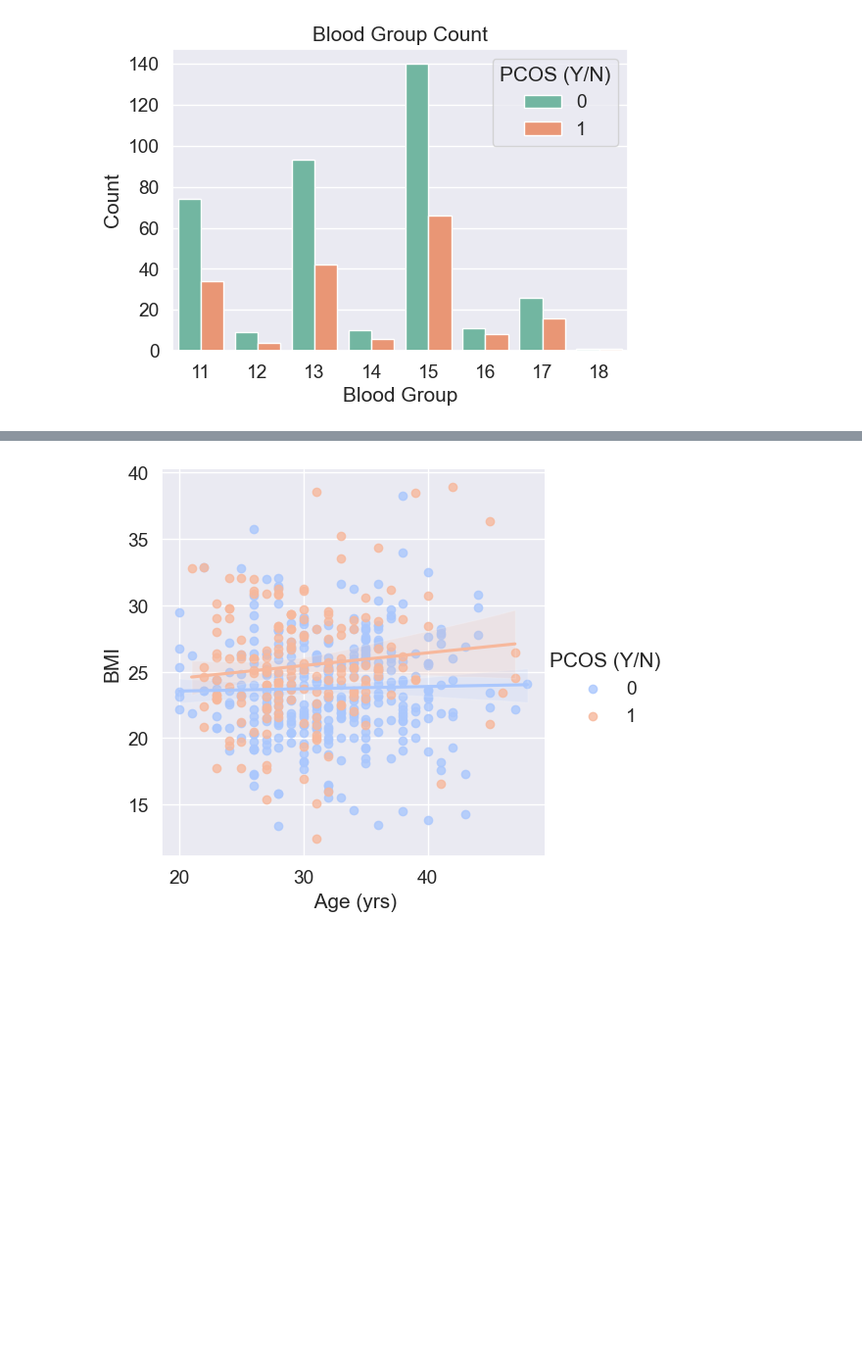
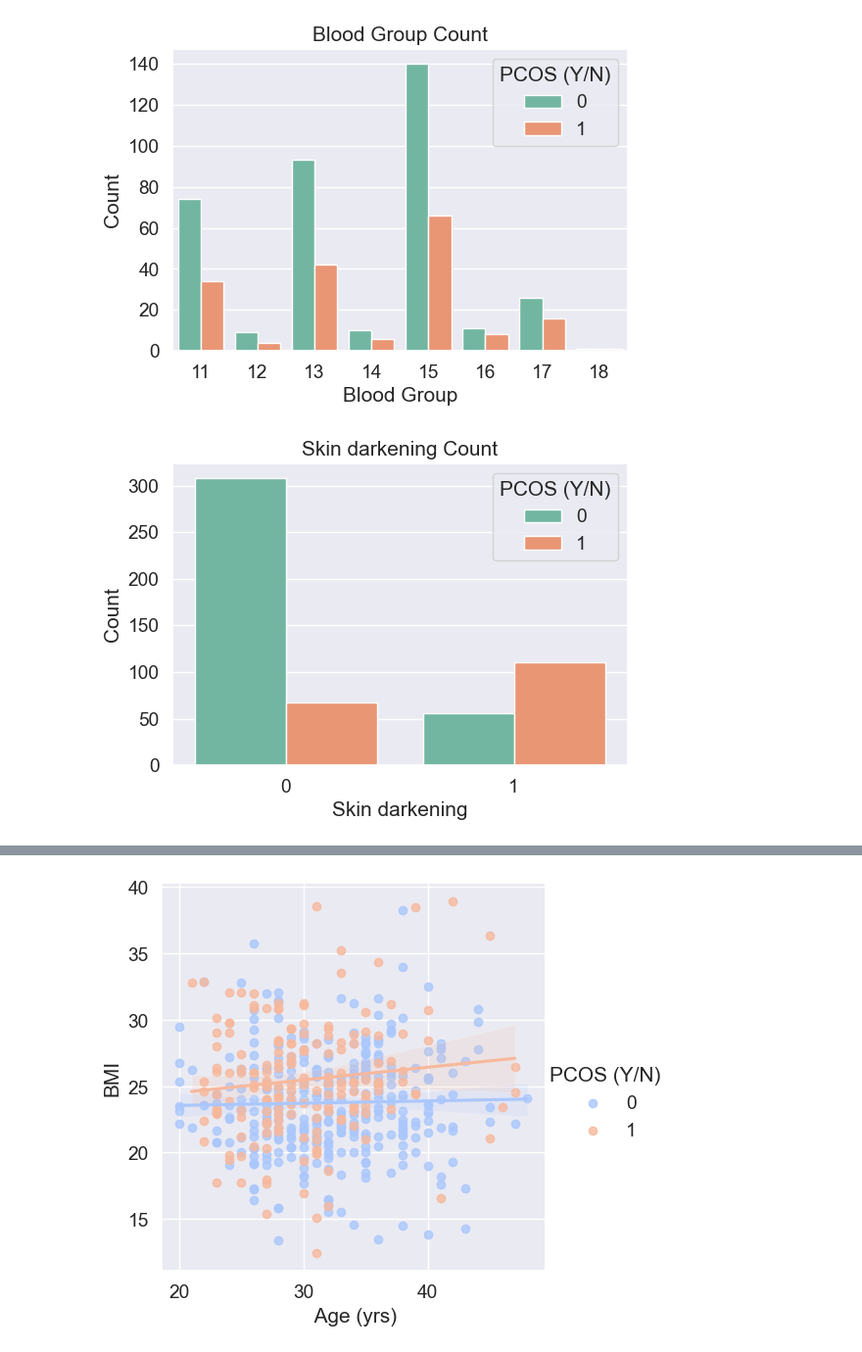
Before and after one commit to andolsitayssir/pcos-prediction, a Jupyter notebook: Project_one/pcos_without_infertility.ipynb, the cells around one changed output, grey strips where cells are left out. Shown at 98% size. Saved outputs shown, nothing was run; the diff lists cells and outputs as text; code cells hidden in the pictures; blank space fills up the shorter version.

```diff
--- a/Project_one/pcos_without_infertility.ipynb
+++ b/Project_one/pcos_without_infertility.ipynb
@@ -300,3 +282,13 @@ plt.ylabel("Count")
 plt.show()
 # %% [output]
 [figure]
+# %%
+data['Skin darkening (Y/N)'].unique()
+plt.figure(figsize=(6,4))
+sns.countplot(x="Skin darkening (Y/N)",data=data, hue='PCOS (Y/N)', palette="Set2")
+plt.title("Skin darkening Count")
+plt.xlabel("Skin darkening")
+plt.ylabel("Count")
+plt.show()
+# %% [output]
+[figure, added]
```
Also changed, not shown: parts of 3 cells of this notebook.
